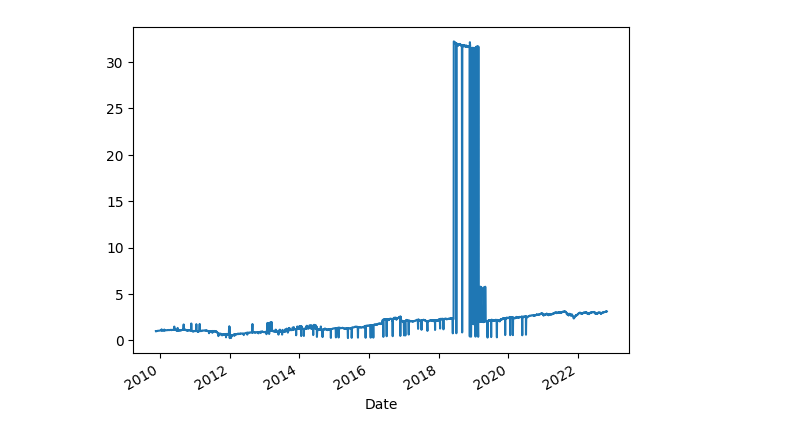
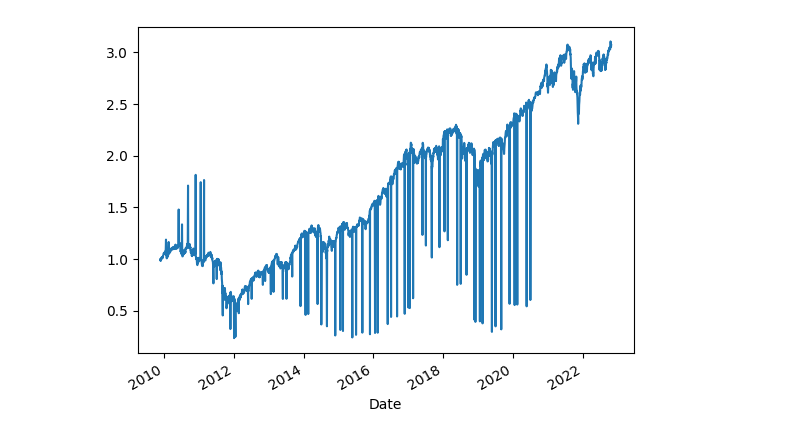
Before and after one commit to dllllb/finexp, a Jupyter notebook: basepred.ipynb, the cells around one changed output. Saved outputs shown, nothing was run; the diff lists cells and outputs as text; code cells hidden in the pictures.

```diff
--- a/basepred.ipynb
+++ b/basepred.ipynb
@@ -32,4 +32,7 @@ prices['price_scaling'] = prices.groupby('Ticker').Close.pct_change() + 1
 prices['div_scaling'] = (prices.Dividend / prices.Close).fillna(0) + 1
 prices['scaling'] = prices.price_scaling * prices.div_scaling
 prices['scaling_c'] = prices.groupby('Ticker').scaling.cumprod()
+
+prices_c = prices.drop(prices[(prices.scaling > 100) | (prices.scaling < 0.01)].reset_index().Ticker.unique())
+prices_c['scaling_c'] = prices_c.groupby('Ticker').scaling.cumprod()
 # %%
@@ -44,5 +43,5 @@ prices.groupby('Date').index_scaling_c.mean().plot();
 # %%
-future = prices.groupby('Ticker').shift(365*2)
+future = prices_c.groupby('Ticker').shift(365*2)
 future.groupby('Date').scaling_c.mean().plot();
 # %% [output]
-[figure, old version]
+[figure, new version]
```
Also changed, not shown: parts of 6 cells of this notebook, 2 other files.
